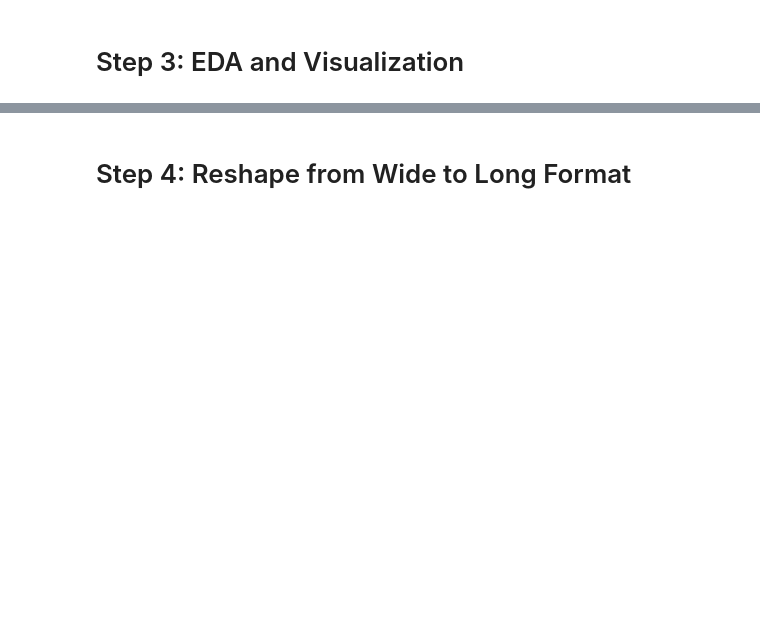
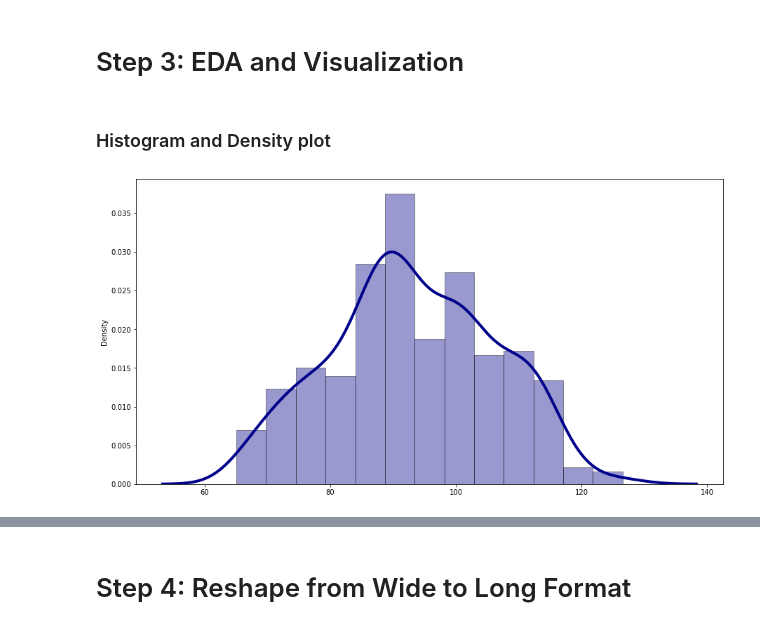
Before and after one commit to sophia14324/Phase-4-Project, a Jupyter notebook: starter_notebook.ipynb, the cells around one changed output, grey strips where cells are left out. Saved outputs shown, nothing was run; the diff lists cells and outputs as text; code cells hidden in the pictures; blank space fills up the shorter version.

```diff
--- a/starter_notebook.ipynb
+++ b/starter_notebook.ipynb
@@ -101,0 +118,9 @@ def get_datetimes(df):
+# %%
+#change the column name
+df.rename(columns={'IPG2211A2N':'energy_production(quads)', 'DATE':'date'}, inplace=True)
+# %%
+#change date column data type to datetime
+df['date'] = pd.to_datetime(df['date'])
+# %%
+#setting the date as index
+df.set_index('date', inplace=True)
@@ -101,0 +134,5 @@ def get_datetimes(df):
+# %%
+#slice the data from the year 1990
+new_df = df['1990':]
+#preview the new data
+new_df.head()
@@ -111,0 +149,13 @@ matplotlib.rc('font', **font)
+# %% [markdown]
+### Histogram and Density plot
+# %%
+rcParams['figure.figsize'] = 15,8
+sns.distplot(new_df, hist=True, kde=True,
+             color = 'darkblue',
+             hist_kws={'edgecolor':'black'},
+             kde_kws={'linewidth': 4}
+             )
+plt.xlabel('')
+plt.show()
+# %% [output]
+[figure, added]
```
Also changed, not shown: parts of 29 cells of this notebook.
